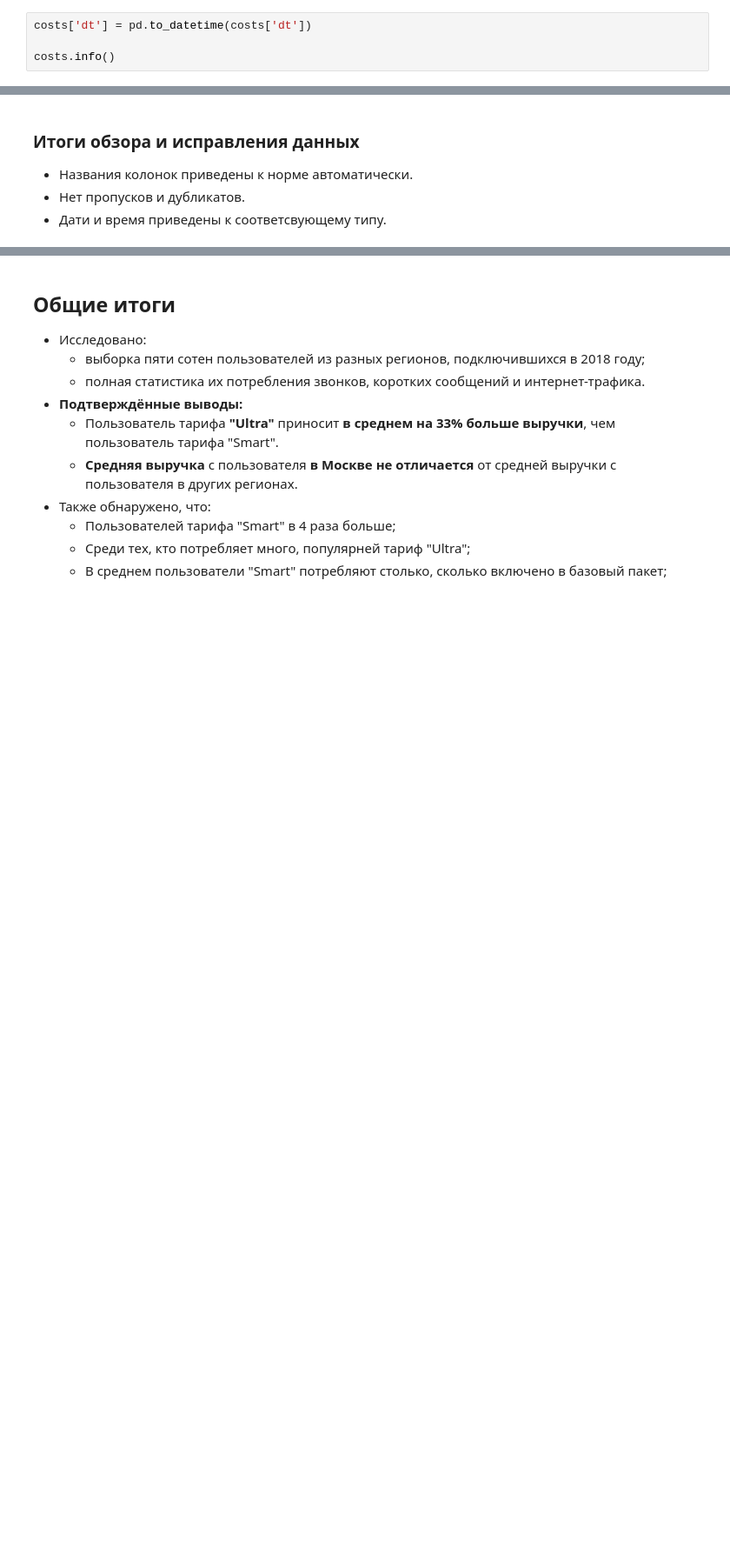
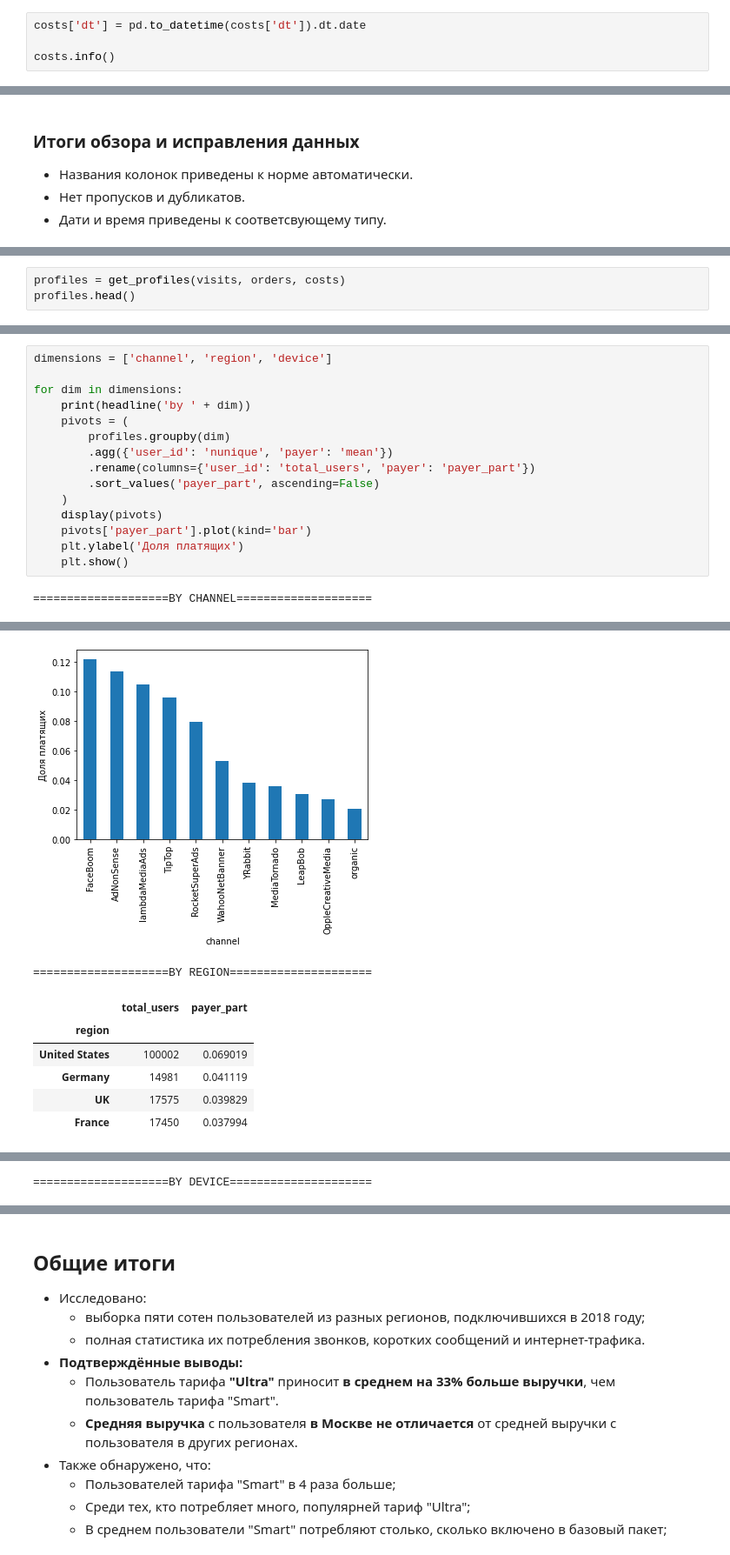
Before and after one commit to okeangel/da_portfolio, a Jupyter notebook: portfolio/week_14_marketing.ipynb, the cells around one changed output, grey strips where cells are left out. Shown at 87% size. Cells and saved outputs as stored; diff of their text form; blank space fills up the shorter version.

```diff
--- a/portfolio/week_14_marketing.ipynb
+++ b/portfolio/week_14_marketing.ipynb
@@ -441,7 +960,7 @@ memory usage: 42.3+ KB
 # %% [markdown]
 Пропусков и повторов нет. Данные за 180 дней. Даты приводим к нужному типу.
 # %%
-costs['dt'] = pd.to_datetime(costs['dt'])
+costs['dt'] = pd.to_datetime(costs['dt']).dt.date
 
 costs.info()
 # %% [output]
@@ -465,0 +995,3 @@ memory usage: 42.3+ KB
+# %%
+profiles = get_profiles(visits, orders, costs)
+profiles.head()
@@ -465,0 +1037,17 @@ memory usage: 42.3+ KB
+# %%
+dimensions = ['channel', 'region', 'device']
+
+for dim in dimensions:
+    print(headline('by ' + dim))
+    pivots = (
+        profiles.groupby(dim)
+        .agg({'user_id': 'nunique', 'payer': 'mean'})
+        .rename(columns={'user_id': 'total_users', 'payer': 'payer_part'})
+        .sort_values('payer_part', ascending=False)
+    )
+    display(pivots)
+    pivots['payer_part'].plot(kind='bar')
+    plt.ylabel('Доля платящих')
+    plt.show()
+# %% [output]
+====================BY CHANNEL====================
@@ -465,0 +1067,8 @@ memory usage: 42.3+ KB
+[figure, added]
+====================BY REGION=====================
+|  | total_users | payer_part |
+| region |  |  |
+| United States | 100002 | 0.069019 |
+| Germany | 14981 | 0.041119 |
+| UK | 17575 | 0.039829 |
+| France | 17450 | 0.037994 |
@@ -465,0 +1076 @@ memory usage: 42.3+ KB
+====================BY DEVICE=====================
```
Also changed, not shown: parts of 60 cells of this notebook, 2 other files.
